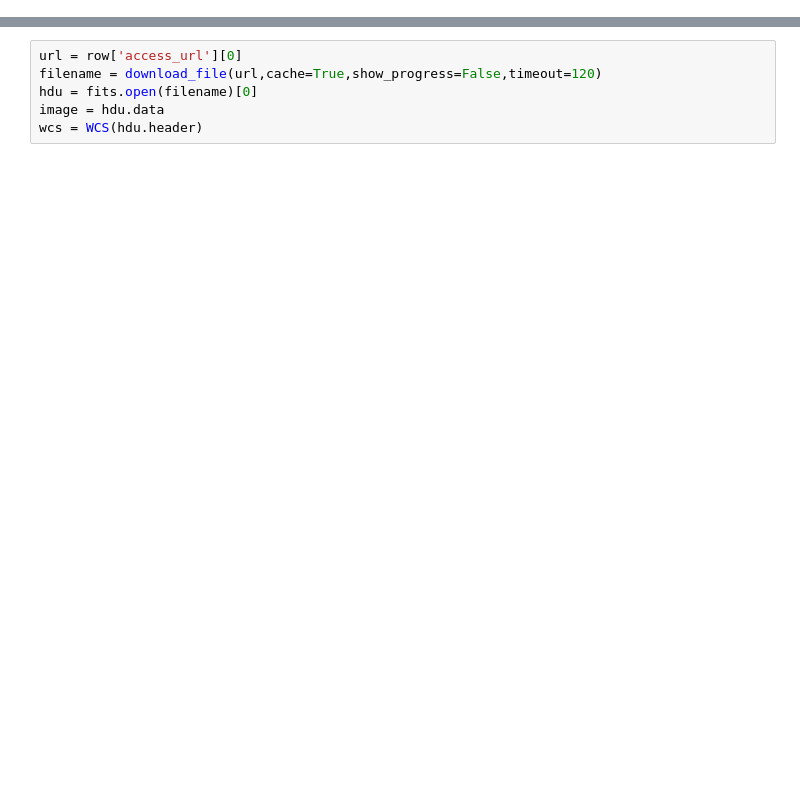
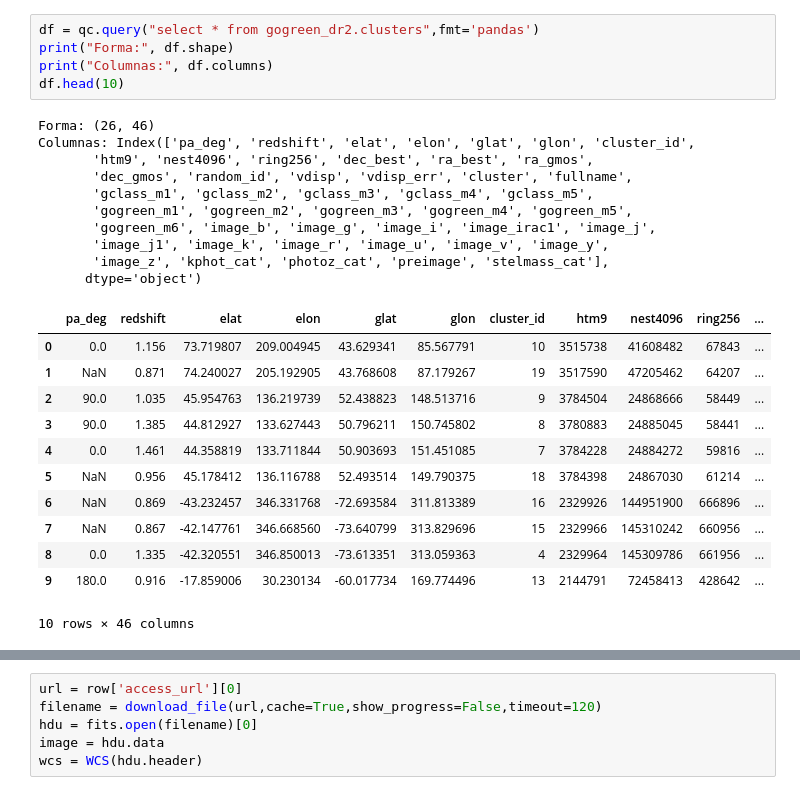
Before and after one commit to astro-datalab/notebooks-latest-es, a Jupyter notebook: 03_EjemplosDeCiencia/GOGREEN_GalaxiasEnEntornosEnriquecidos/2_GOGREENDr1SIA.ipynb, the cells around one changed output, grey strips where cells are left out. Saved outputs shown, nothing was run; the diff lists cells and outputs as text; blank space fills up the shorter version.

```diff
--- a/03_EjemplosDeCiencia/GOGREEN_GalaxiasEnEntornosEnriquecidos/2_GOGREENDr1SIA.ipynb
+++ b/03_EjemplosDeCiencia/GOGREEN_GalaxiasEnEntornosEnriquecidos/2_GOGREENDr1SIA.ipynb
@@ -162,0 +149,28 @@ The `access_url` field contains the URL to fetch the FITS image. We can download
+# %%
+df = qc.query("select * from gogreen_dr2.clusters",fmt='pandas')
+print("Forma:", df.shape)
+print("Columnas:", df.columns)
+df.head(10)
+# %% [output]
+Forma: (26, 46)
+Columnas: Index(['pa_deg', 'redshift', 'elat', 'elon', 'glat', 'glon', 'cluster_id',
+       'htm9', 'nest4096', 'ring256', 'dec_best', 'ra_best', 'ra_gmos',
+       'dec_gmos', 'random_id', 'vdisp', 'vdisp_err', 'cluster', 'fullname',
+       'gclass_m1', 'gclass_m2', 'gclass_m3', 'gclass_m4', 'gclass_m5',
+       'gogreen_m1', 'gogreen_m2', 'gogreen_m3', 'gogreen_m4', 'gogreen_m5',
+       'gogreen_m6', 'image_b', 'image_g', 'image_i', 'image_irac1', 'image_j',
+       'image_j1', 'image_k', 'image_r', 'image_u', 'image_v', 'image_y',
+       'image_z', 'kphot_cat', 'photoz_cat', 'preimage', 'stelmass_cat'],
+      dtype='object')
+|  | pa_deg | redshift | elat | elon | glat | glon | cluster_id | htm9 | nest4096 | ring256 | ... |
+| 0 | 0.0 | 1.156 | 73.719807 | 209.004945 | 43.629341 | 85.567791 | 10 | 3515738 | 41608482 | 67843 | ... |
+| 1 | NaN | 0.871 | 74.240027 | 205.192905 | 43.768608 | 87.179267 | 19 | 3517590 | 47205462 | 64207 | ... |
+| 2 | 90.0 | 1.035 | 45.954763 | 136.219739 | 52.438823 | 148.513716 | 9 | 3784504 | 24868666 | 58449 | ... |
+| 3 | 90.0 | 1.385 | 44.812927 | 133.627443 | 50.796211 | 150.745802 | 8 | 3780883 | 24885045 | 58441 | ... |
+| 4 | 0.0 | 1.461 | 44.358819 | 133.711844 | 50.903693 | 151.451085 | 7 | 3784228 | 24884272 | 59816 | ... |
+| 5 | NaN | 0.956 | 45.178412 | 136.116788 | 52.493514 | 149.790375 | 18 | 3784398 | 24867030 | 61214 | ... |
+| 6 | NaN | 0.869 | -43.232457 | 346.331768 | -72.693584 | 311.813389 | 16 | 2329926 | 144951900 | 666896 | ... |
+| 7 | NaN | 0.867 | -42.147761 | 346.668560 | -73.640799 | 313.829696 | 15 | 2329966 | 145310242 | 660956 | ... |
+| 8 | 0.0 | 1.335 | -42.320551 | 346.850013 | -73.613351 | 313.059363 | 4 | 2329964 | 145309786 | 661956 | ... |
+| 9 | 180.0 | 0.916 | -17.859006 | 30.230134 | -60.017734 | 169.774496 | 13 | 2144791 | 72458413 | 428642 | ... |
+10 rows × 46 columns
```
Also changed, not shown: parts of 54 cells of this notebook, 1 other file.
